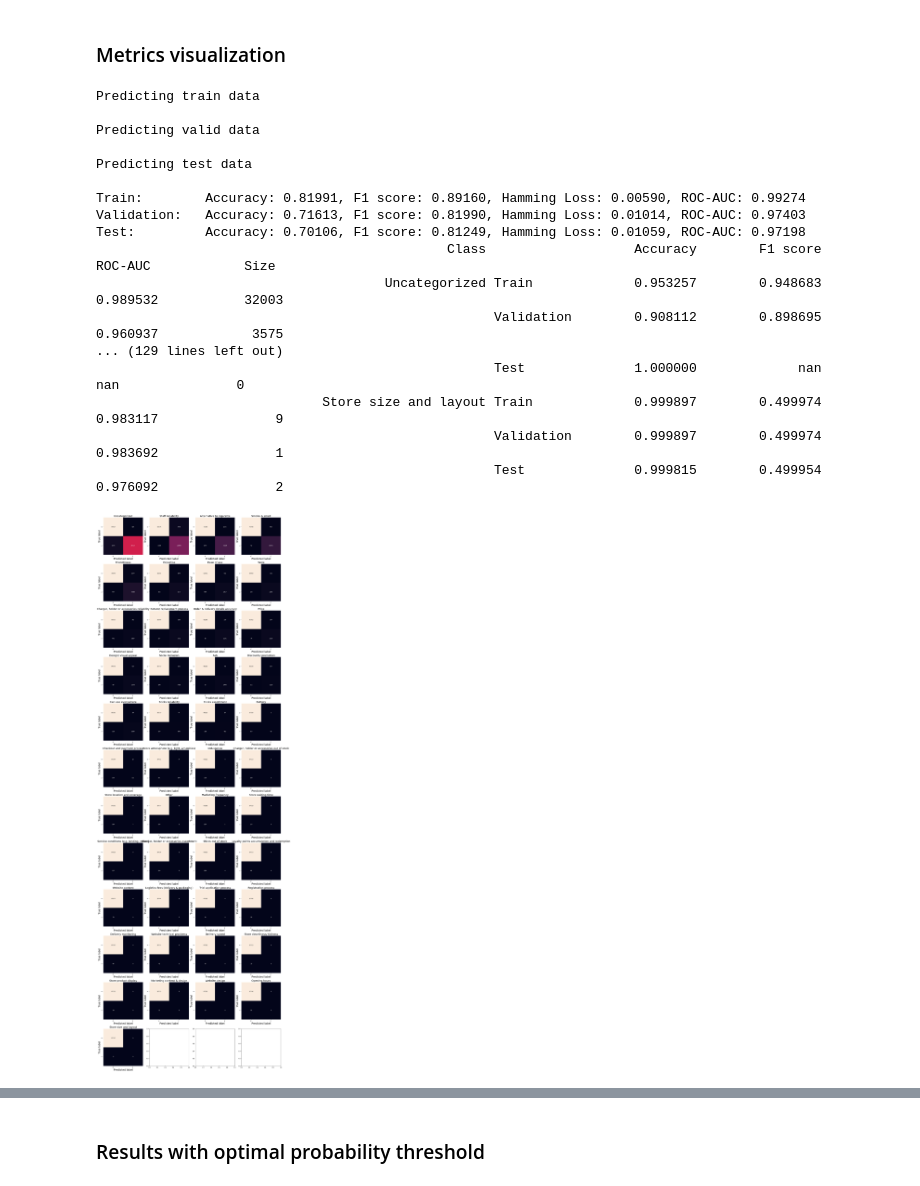
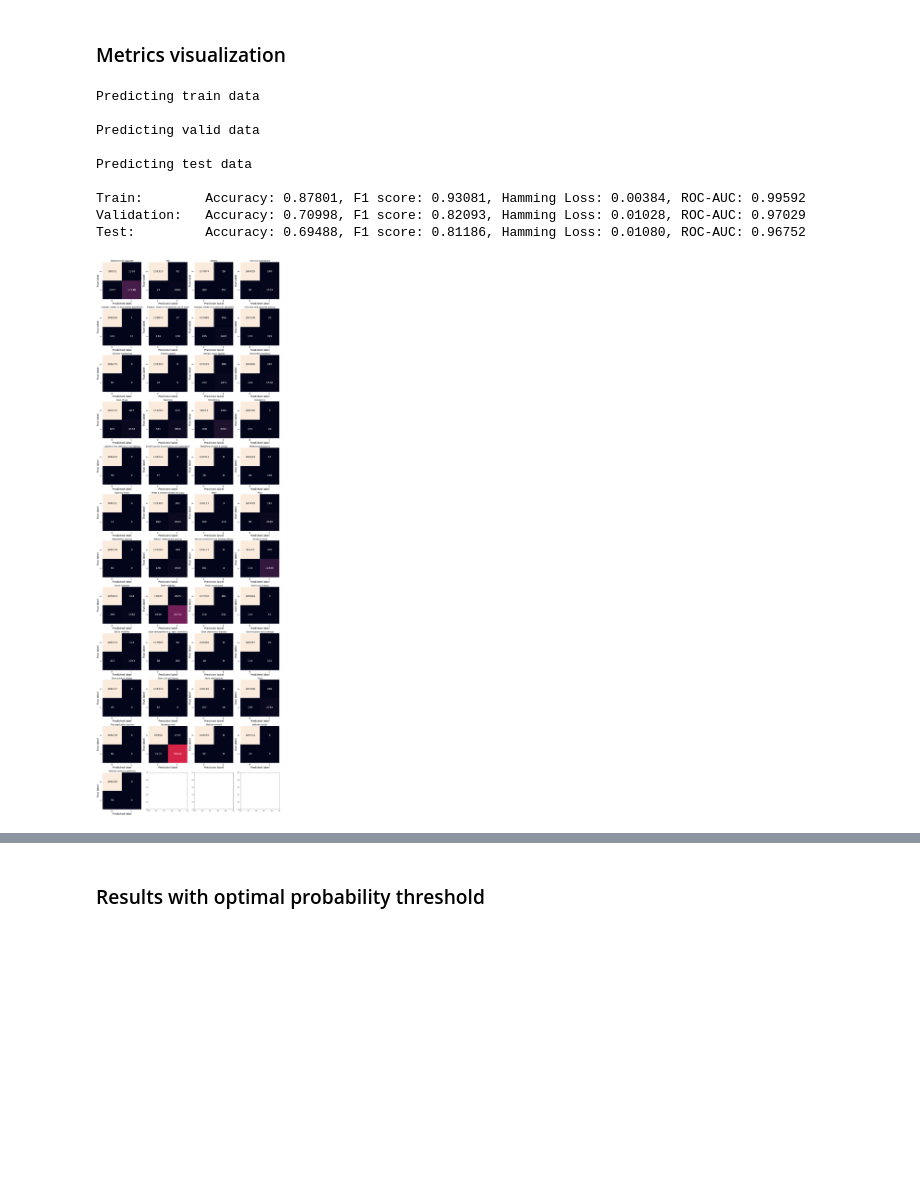
Before and after one commit to biddy1618/categorization-bert, a Jupyter notebook: BertClassifier.ipynb, the cells around one changed output, grey strips where cells are left out. Cells and saved outputs as stored; diff of their text form; code cells hidden in the pictures; blank space fills up the shorter version.

```diff
--- a/BertClassifier.ipynb
+++ b/BertClassifier.ipynb
@@ -17,7 +17,7 @@ __NOTE__: Run it before launching `jupyter`
 PATH = '.'
 PATH_DATA = PATH + r'/data/'
 PATH_RUBERT = PATH + r'/ru_bert_tf'
-PATH_SAVE = PATH + r'/modelResults'
+PATH_RESULTS = PATH + r'/modelResults/'
 train_file = r'train_2020_04+.csv'
 valid_file = r'validate_2020_04+.csv'
 test_file = r'test_2020_04+.csv'
@@ -381,6 +336,7 @@ def calculate_metrics(y_true, predictions, num_classes, micro = False, ts = None
         acc_classes = []
         f1_scores_classes = []
         roc_auc_classes = []
+
 
         for i in range(num_classes):
             acc_class = accuracy_score(y_true[:, i], y_pred[:, i])
@@ -421,7 +377,7 @@ def optimal_threshold(y_true, predictions, num_classes, verbose = False):
 
     return thresholds[np.abs(fnr-fdr).argsort(axis=1)[:, 0]]
 
-def get_preds(data_type, verbose = False, mlb = None):
+def get_preds(data_type, verbose = False):
     y_preds = []
 
     data = iterator.get_instances(data_type)
@@ -443,14 +399,9 @@ def get_preds(data_type, verbose = False, mlb = None):
     y_preds = np.concatenate(y_preds, axis=0)
     y_true = data[1]
 
-    if mlb is None:
-        categories, _ = zip(*vocab.items())
-        mlb = MultiLabelBinarizer(classes=categories)
-        y_true = mlb.fit_transform(y_true)
-    else:
-        y_true = mlb.transform(y_true)
+    y_true = mlb.transform(y_true)
 
-    return  y_true, y_preds, mlb
+    return  y_true, y_preds
 # %% [markdown]
 ### Training
 #### Batch size
@@ -471,17 +422,16 @@ for ep in range(300):
     for x, y in iterator.gen_batches(batch_size=32,
                                      data_type="train", shuffle=True):
         x_feat = bert_preprocessor(x)
-        y_onehot = one_hotter(vocab(y))
+        y_onehot = mlb.transform(y)
         bert_classifier.train_on_batch(x_feat, y_onehot)
         nbatches += 1
 
         if nbatches % 200 == 0:
-            y_true, y_preds, mlb = get_preds('valid')
+            y_true, y_preds = get_preds('valid')
             acc, _, hamm, f1, _, roc_auc, _ = \
                 calculate_metrics(y_true, y_preds, len(mlb.classes_))
             print(datetime.datetime.fromtimestamp(time.time()).strftime('%Y-%m-%d %H:%M:%S')+ \
-                  f" Batches done: {nbatches}.Validaiton accuracy: {acc:.5f}, F1 score: {f1:.5f}, hamming loss
-                  {hamm:.5f}, ROC-AUC: {roc_auc:.5f}")
+                  f" Batches done: {nbatches}.Validaiton accuracy: {acc:.5f}, F1 score: {f1:.5f}, hamming loss {hamm:.5f}, ROC-AUC: {roc_auc:.5f}")
             if f1 > best_score:
                 bert_classifier.save()
                 print("New best F1 score. Saving model.")
@@ -641,47 +527,41 @@ def plot_cm_class(y_true, predictions, class_name, ts = None):
 # %% [markdown]
 ### Metrics visualization
 # %%
-y_train, y_train_preds, mlb  = get_preds('train', verbose = True)
-y_valid, y_valid_preds, _  = get_preds('valid', verbose = True, mlb = mlb)
-y_test, y_test_preds, _  = get_preds('test', verbose = True, mlb = mlb)
+y_train, y_train_preds  = get_preds('train', verbose = True)
+y_valid, y_valid_preds = get_preds('valid', verbose = True)
+y_test, y_test_preds  = get_preds('test', verbose = True)
 
 train_acc, train_acc_class, train_hamm, train_f1_score, train_f1_score_class, train_roc_auc, train_roc_auc_class = \
   calculate_metrics(y_train, y_train_preds, len(mlb.classes_), micro = True)
 
 valid_acc, valid_acc_class, valid_hamm, valid_f1_score, valid_f1_score_class, valid_roc_auc, valid_roc_auc_class = \
   calculate_metrics(y_valid, y_valid_preds, len(mlb.classes_), micro = True)
 
 test_acc, test_acc_class, test_hamm, test_f1_score, test_f1_score_class, test_roc_auc, test_roc_auc_class = \
   calculate_metrics(y_test, y_test_preds, len(mlb.classes_), micro = True)
 
 print("Train:        Accuracy: %.5f, F1 score: %.5f, Hamming Loss: %.5f, ROC-AUC: %.5f" % \
       (train_acc, train_f1_score, train_hamm, train_roc_auc))
 print("Validation:   Accuracy: %.5f, F1 score: %.5f, Hamming Loss: %.5f, ROC-AUC: %.5f" % \
       (valid_acc, valid_f1_score, valid_hamm, valid_roc_auc))
 print("Test:         Accuracy: %.5f, F1 score: %.5f, Hamming Loss: %.5f, ROC-AUC: %.5f" % \
       (test_acc, test_f1_score, test_hamm, test_roc_auc))
 
-print_classes_metrics(train_acc_class, train_f1_score_class, train_roc_auc_class, y_train,
-                      valid_acc_class, valid_f1_score_class, valid_roc_auc_class, y_valid,
-                      test_acc_class, test_f1_score_class, test_roc_auc_class, y_test,
-                      mlb.classes_)
-plot_cm(y_train, y_train_preds, mlb.classes_)
+# print_classes_metrics(train_acc_class, train_f1_score_class, train_roc_auc_class, y_train,
+#                       valid_acc_class, valid_f1_score_class, valid_roc_auc_class, y_valid,
+#                       test_acc_class, test_f1_score_class, test_roc_auc_class, y_test,
+#                       mlb.classes_)
+plot_cm(np.concatenate([y_train, y_valid, y_test]),
+        np.concatenate([y_train_preds, y_valid_preds, y_test_preds]),
+        mlb.classes_)
 # %% [output]
 Predicting train data
 
 Predicting valid data
 
 Predicting test data
 
-Train:        Accuracy: 0.81991, F1 score: 0.89160, Hamming Loss: 0.00590, ROC-AUC: 0.99274
-Validation:   Accuracy: 0.71613, F1 score: 0.81990, Hamming Loss: 0.01014, ROC-AUC: 0.97403
-Test:         Accuracy: 0.70106, F1 score: 0.81249, Hamming Loss: 0.01059, ROC-AUC: 0.97198
-                                             Class                   Accuracy        F1 score         ROC-AUC            Size
-                                     Uncategorized Train             0.953257        0.948683        0.989532           32003
-                                                   Validation        0.908112        0.898695        0.960937            3575
-... (129 lines left out)
-                                                   Test              1.000000             nan             nan               0
-                             Store size and layout Train             0.999897        0.499974        0.983117               9
-                                                   Validation        0.999897        0.499974        0.983692               1
-                                                   Test              0.999815        0.499954        0.976092               2
+Train:        Accuracy: 0.87801, F1 score: 0.93081, Hamming Loss: 0.00384, ROC-AUC: 0.99592
+Validation:   Accuracy: 0.70998, F1 score: 0.82093, Hamming Loss: 0.01028, ROC-AUC: 0.97029
+Test:         Accuracy: 0.69488, F1 score: 0.81186, Hamming Loss: 0.01080, ROC-AUC: 0.96752
-[figure, old version]
+[figure, new version]
```
Also changed, not shown: parts of 16 cells of this notebook, 3 other files.
